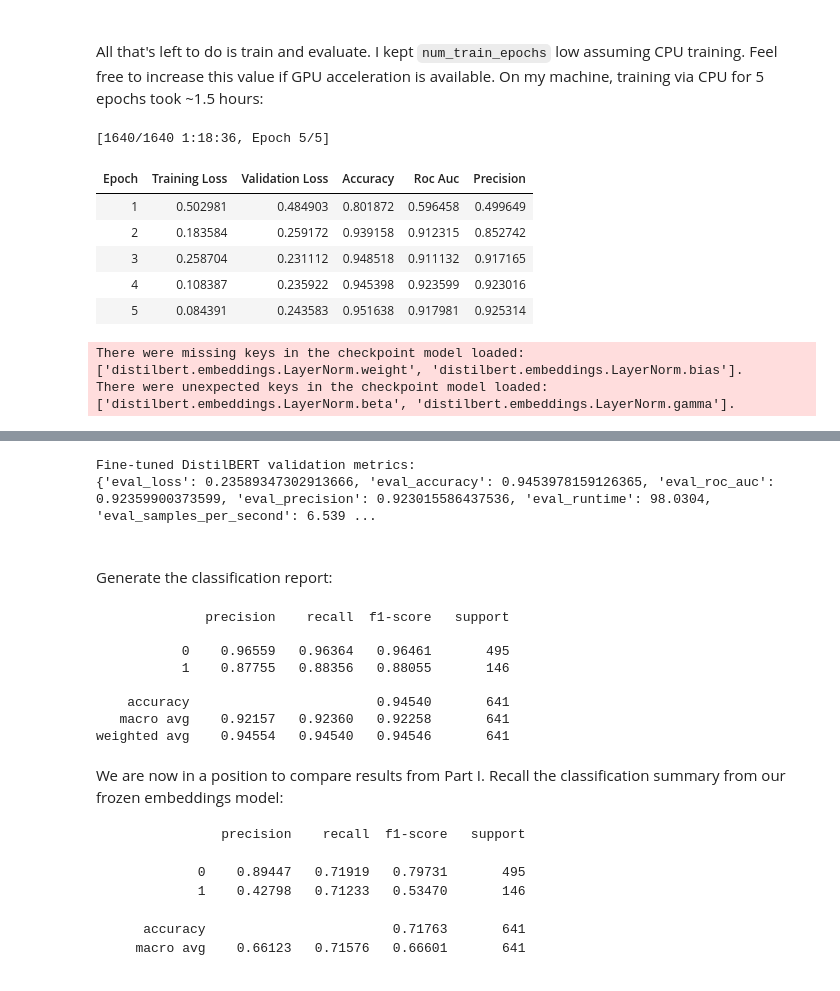
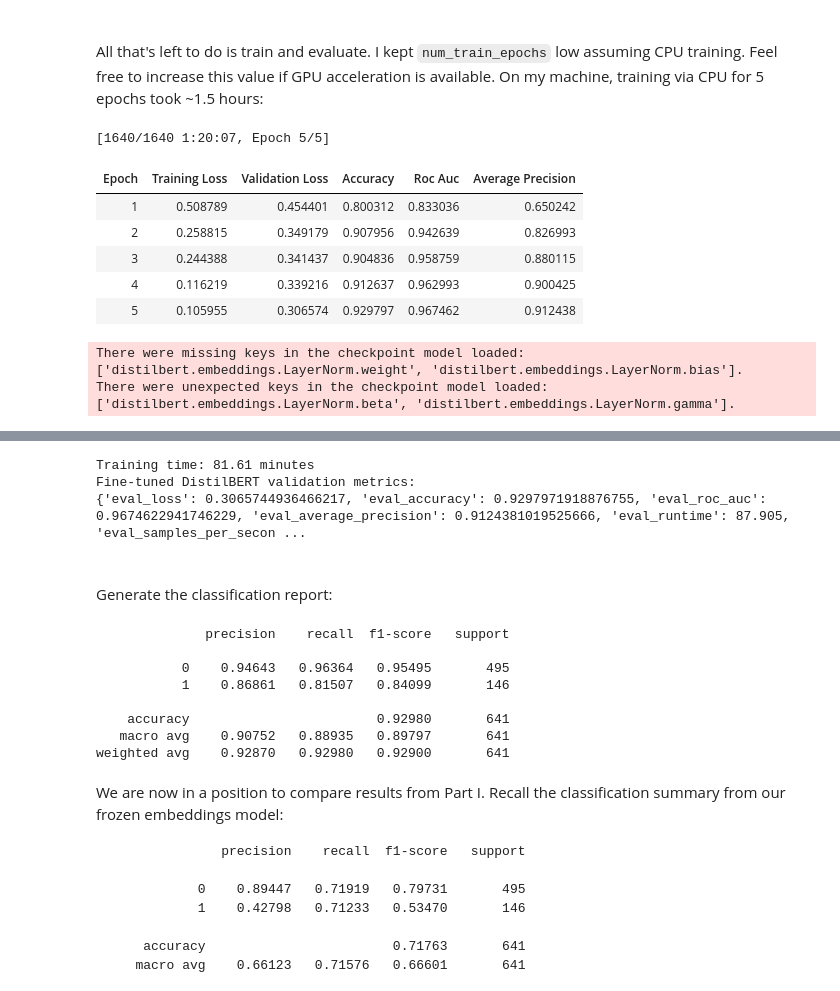
Before and after one commit to jtrive84/jtrive84.github.io, a Jupyter notebook: posts/practical-nlp-for-risk-modeling-part-2/practical-nlp-for-risk-modeling-part-2.ipynb, the cells around one changed output, grey strips where cells are left out. Drawn from its saved outputs; the diff is of its cells as text; code cells hidden in the pictures.

```diff
--- a/posts/practical-nlp-for-risk-modeling-part-2/practical-nlp-for-risk-modeling-part-2.ipynb
+++ b/posts/practical-nlp-for-risk-modeling-part-2/practical-nlp-for-risk-modeling-part-2.ipynb
@@ -302,8 +302,8 @@ def compute_metrics(eval_pred):
     preds = (probs >= 0.5).astype(int)
     return {
         "accuracy": accuracy_score(labels, preds),
-        "roc_auc": roc_auc_score(labels, preds),
-        "precision": average_precision_score(labels, probs),
+        "roc_auc": roc_auc_score(labels, probs),
+        "average_precision": average_precision_score(labels, probs),
     }
 # %% [markdown]
 <br>
@@ -372,24 +372,28 @@ trainer = Trainer(
 All that's left to do is train and evaluate. I kept `num_train_epochs` low assuming CPU training. Feel free to increase this value if GPU acceleration is available. On my machine, training via CPU for 5 epochs took ~1.5 hours:
 # %%
 
+from time import perf_counter
+start = perf_counter()
 trainer.train()
 eval_out = trainer.evaluate()
-
+train_time = perf_counter() - start
+print(f"Training time: {train_time / 60:.2f} minutes")
 print("Fine-tuned DistilBERT validation metrics:")
 print(eval_out)
 # %% [output]
-[1640/1640 1:18:36, Epoch 5/5]
+[1640/1640 1:20:07, Epoch 5/5]
-| Epoch | Training Loss | Validation Loss | Accuracy | Roc Auc | Precision |
-| 1 | 0.502981 | 0.484903 | 0.801872 | 0.596458 | 0.499649 |
-| 2 | 0.183584 | 0.259172 | 0.939158 | 0.912315 | 0.852742 |
-| 3 | 0.258704 | 0.231112 | 0.948518 | 0.911132 | 0.917165 |
-| 4 | 0.108387 | 0.235922 | 0.945398 | 0.923599 | 0.923016 |
-| 5 | 0.084391 | 0.243583 | 0.951638 | 0.917981 | 0.925314 |
+| Epoch | Training Loss | Validation Loss | Accuracy | Roc Auc | Average Precision |
+| 1 | 0.508789 | 0.454401 | 0.800312 | 0.833036 | 0.650242 |
+| 2 | 0.258815 | 0.349179 | 0.907956 | 0.942639 | 0.826993 |
+| 3 | 0.244388 | 0.341437 | 0.904836 | 0.958759 | 0.880115 |
+| 4 | 0.116219 | 0.339216 | 0.912637 | 0.962993 | 0.900425 |
+| 5 | 0.105955 | 0.306574 | 0.929797 | 0.967462 | 0.912438 |
 There were missing keys in the checkpoint model loaded: ['distilbert.embeddings.LayerNorm.weight', 'distilbert.embeddings.LayerNorm.bias'].
 There were unexpected keys in the checkpoint model loaded: ['distilbert.embeddings.LayerNorm.beta', 'distilbert.embeddings.LayerNorm.gamma'].
 [interactive output not drawn]
+Training time: 81.61 minutes
 Fine-tuned DistilBERT validation metrics:
-{'eval_loss': 0.23589347302913666, 'eval_accuracy': 0.9453978159126365, 'eval_roc_auc': 0.92359900373599, 'eval_precision': 0.923015586437536, 'eval_runtime': 98.0304, 'eval_samples_per_second': 6.539 ...
+{'eval_loss': 0.3065744936466217, 'eval_accuracy': 0.9297971918876755, 'eval_roc_auc': 0.9674622941746229, 'eval_average_precision': 0.9124381019525666, 'eval_runtime': 87.905, 'eval_samples_per_secon ...
 # %% [markdown]
 
 <br>
@@ -409,12 +413,12 @@ print(classification_report(y_valid, y_pred, digits=5))
 # %% [output]
               precision    recall  f1-score   support
 
-           0    0.96559   0.96364   0.96461       495
-           1    0.87755   0.88356   0.88055       146
+           0    0.94643   0.96364   0.95495       495
+           1    0.86861   0.81507   0.84099       146
 
-    accuracy                        0.94540       641
-   macro avg    0.92157   0.92360   0.92258       641
-weighted avg    0.94554   0.94540   0.94546       641
+    accuracy                        0.92980       641
+   macro avg    0.90752   0.88935   0.89797       641
+weighted avg    0.92870   0.92980   0.92900       641
 # %% [markdown]
 
 We are now in a position to compare results from Part I. Recall the classification summary from our frozen embeddings model:
```
Also changed, not shown: parts of 2 cells of this notebook, 6 other files.
